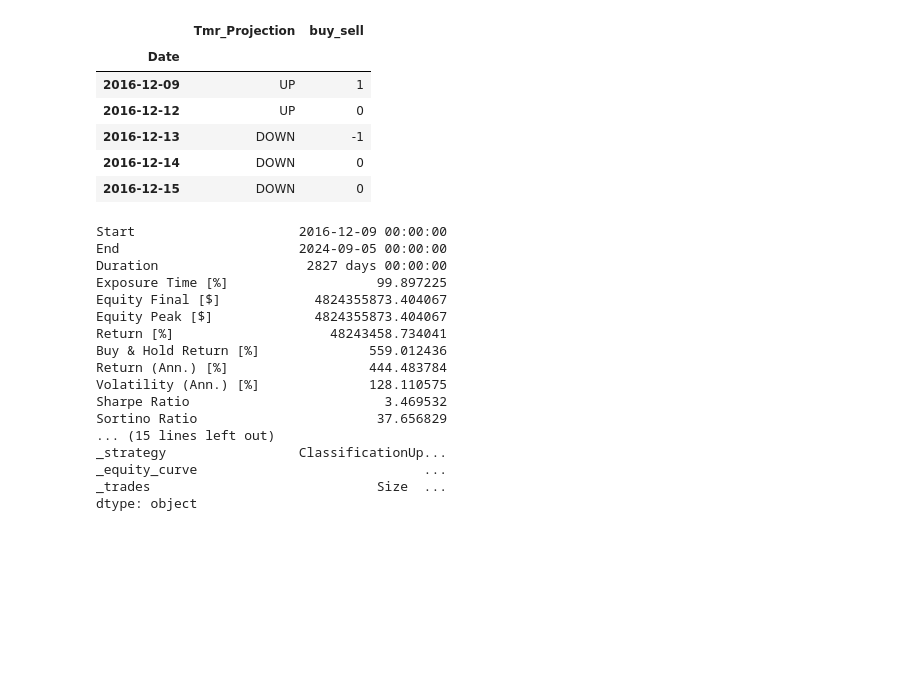
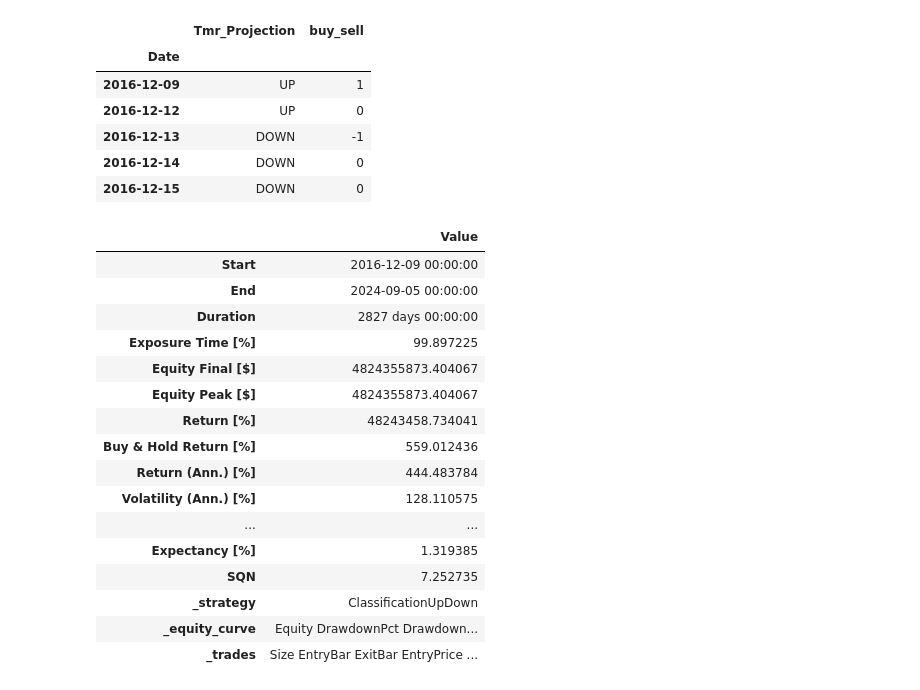
Before and after one commit to Bavenraj/Python_For_Trading, a Jupyter notebook: backtesting.ipynb, the cells around one changed output. Cells and saved outputs as stored; diff of their text form; code cells hidden in the pictures; blank space fills up the shorter version.

```diff
--- a/backtesting.ipynb
+++ b/backtesting.ipynb
@@ -117,22 +117,24 @@ class ClassificationUpDown(Strategy):
             pass
 # %%
 bt = Backtest(data = predictor, strategy=ClassificationUpDown, cash=10000, commission=.002, exclusive_orders=True )
-bt.run()
+result1 = bt.run()
+result = result1.to_frame(name='Value')
+result
 # %% [output]
-Start                     2016-12-09 00:00:00
-End                       2024-09-05 00:00:00
-Duration                   2827 days 00:00:00
-Exposure Time [%]                   99.897225
-Equity Final [$]            4824355873.404067
-Equity Peak [$]             4824355873.404067
-Return [%]                    48243458.734041
-Buy & Hold Return [%]              559.012436
-Return (Ann.) [%]                  444.483784
-Volatility (Ann.) [%]              128.110575
-Sharpe Ratio                         3.469532
-Sortino Ratio                       37.656829
-... (15 lines left out)
-_strategy                 ClassificationUp...
-_equity_curve                             ...
-_trades                             Size  ...
-dtype: object
+|  | Value |
+| Start | 2016-12-09 00:00:00 |
+| End | 2024-09-05 00:00:00 |
+| Duration | 2827 days 00:00:00 |
+| Exposure Time [%] | 99.897225 |
+| Equity Final [$] | 4824355873.404067 |
+| Equity Peak [$] | 4824355873.404067 |
+| Return [%] | 48243458.734041 |
+| Buy & Hold Return [%] | 559.012436 |
+| Return (Ann.) [%] | 444.483784 |
+| Volatility (Ann.) [%] | 128.110575 |
+| ... | ... |
+| Expectancy [%] | 1.319385 |
+| SQN | 7.252735 |
+| _strategy | ClassificationUpDown |
+| _equity_curve | Equity DrawdownPct Drawdown... |
+| _trades | Size EntryBar ExitBar EntryPrice ... |
```
Also changed, not shown: parts of 1 cell of this notebook, 3 other files.
